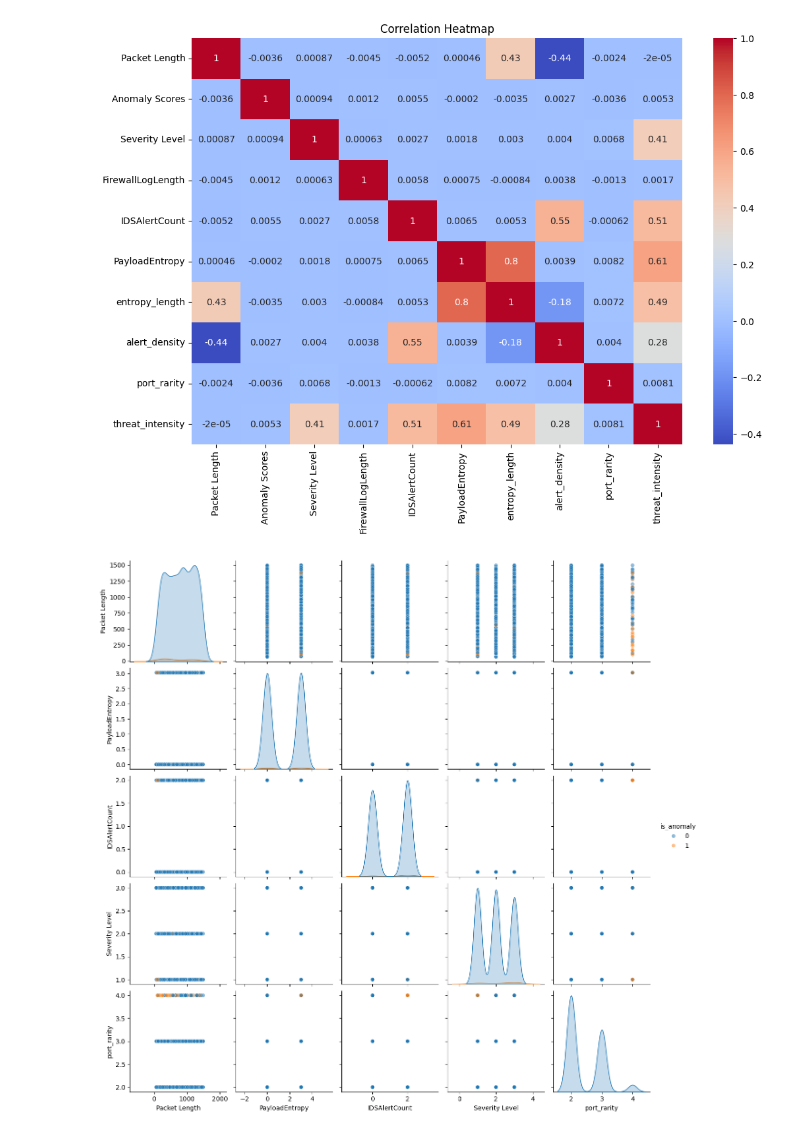
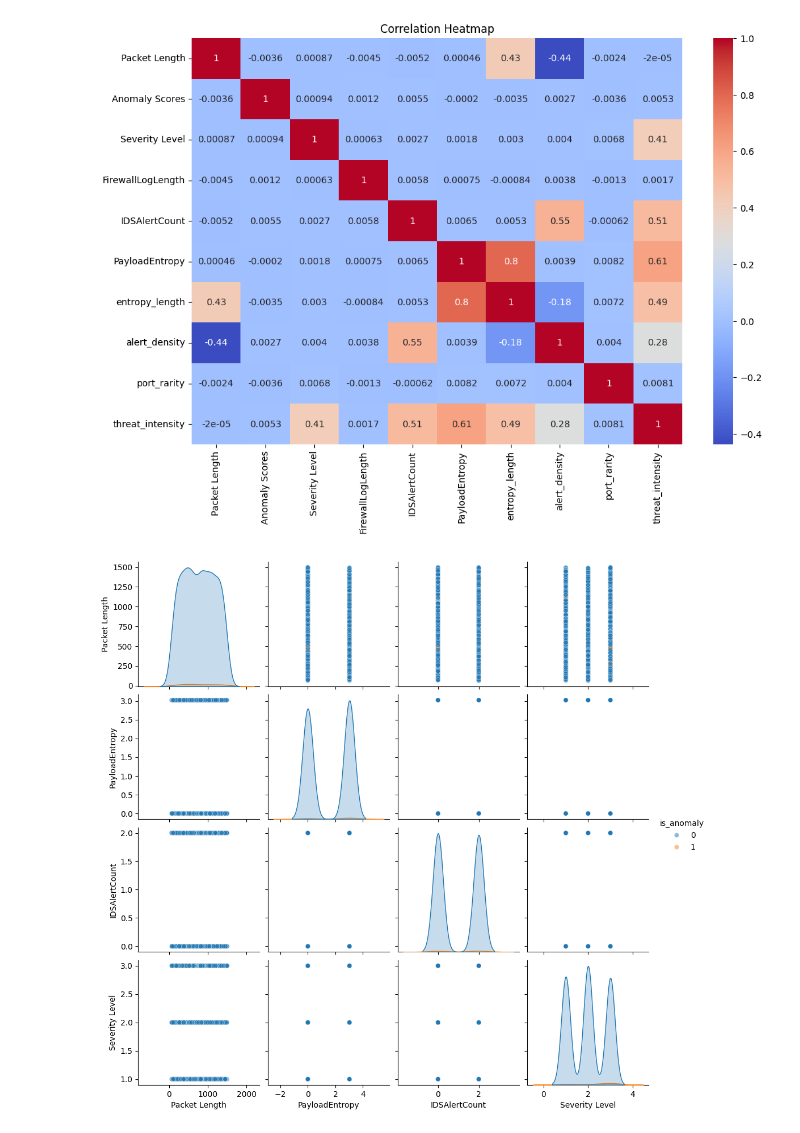
Before and after one commit to Doubledown11/ML-Network-Anomaly-Detection, a Jupyter notebook: Network_Anomaly_Detection (Real-Time).ipynb, the cells around one changed output. Drawn from its saved outputs; the diff is of its cells as text; code cells hidden in the pictures.

```diff
--- a/Network_Anomaly_Detection (Real-Time).ipynb
+++ b/Network_Anomaly_Detection (Real-Time).ipynb
@@ -37,0 +261,13 @@ df.head()
+# %%
+"""
+This cell performs a Z-Score check to ID the dataset's outliers:
+
+Why?
+    This allows to ID outliers, and helps in deciding if we need do something with them.
+"""
+
+from scipy.stats import zscore
+
+z_scores = df[numeric_cols].apply(zscore)
+outliers = (abs(z_scores) > 3).sum().sort_values(ascending=False)
+outliers
@@ -37,0 +280,25 @@ df.head()
+# %%
+"""
+Time Based Profiling:
+
+Why?
+    Allow us to see time based patterns (Daily)
+    and thus we can ID times at which anomalies spike.
+
+
+NOTE:
+    This cell does not show anomalous traffic, but all traffic.
+
+        TODO: Create a cell later in the pipeline that shows time based profiling for only anomalous traffic.
+
+"""
+
+df["Timestamp"] = pd.to_datetime(df["Timestamp"], errors="coerce")
+
+
+df["hour"] = df["Timestamp"].dt.hour
+
+plt.figure(figsize=(12,4))
+sns.countplot(data=df, x="hour")
+plt.title("Traffic Volume by Hour")
+plt.show()
@@ -293,8 +585,7 @@ dtype: object
 # %%
 df_clean["Timestamp"] = pd.to_datetime(
     df_clean["Timestamp"],
-    errors="coerce",
-    infer_datetime_format=True
+    errors="coerce"
 )
 
 df_clean = df_clean.sort_values("Timestamp")
@@ -787,21 +1151,21 @@ plt.show()
 # %%
 """
 This cell allows us to analyze for possible feature interactions, or pairwise relationships.
 
 It does so by creating a pairplot.
 
 These show clusters, outliers, nonlinear relationships, combinations of features that separate anomalies.
 """
 
 sns.pairplot(
     df_clean.sample(1000),
-    vars=["Packet Length", "PayloadEntropy", "IDSAlertCount", "Severity Level", "port_rarity"],
+    vars=["Packet Length", "PayloadEntropy", "IDSAlertCount", "Severity Level"], #"port_rarity"],
     hue="is_anomaly",
     plot_kws={"alpha": 0.5}
 )
 plt.show()
 # %% [output]
-[figure, old version]
+[figure, new version]
 # %%
 """
 This cell creates a 2D Anomaly Map (PCA)
```
Also changed, not shown: parts of 48 cells of this notebook.
